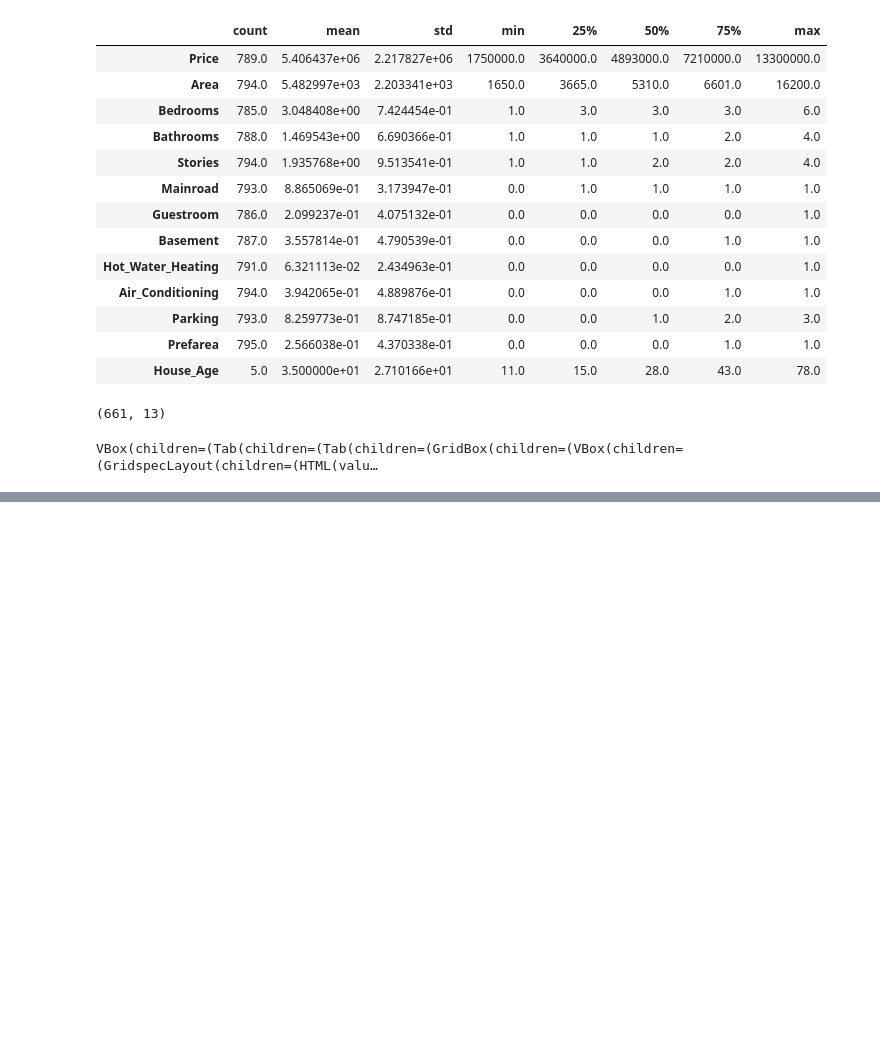
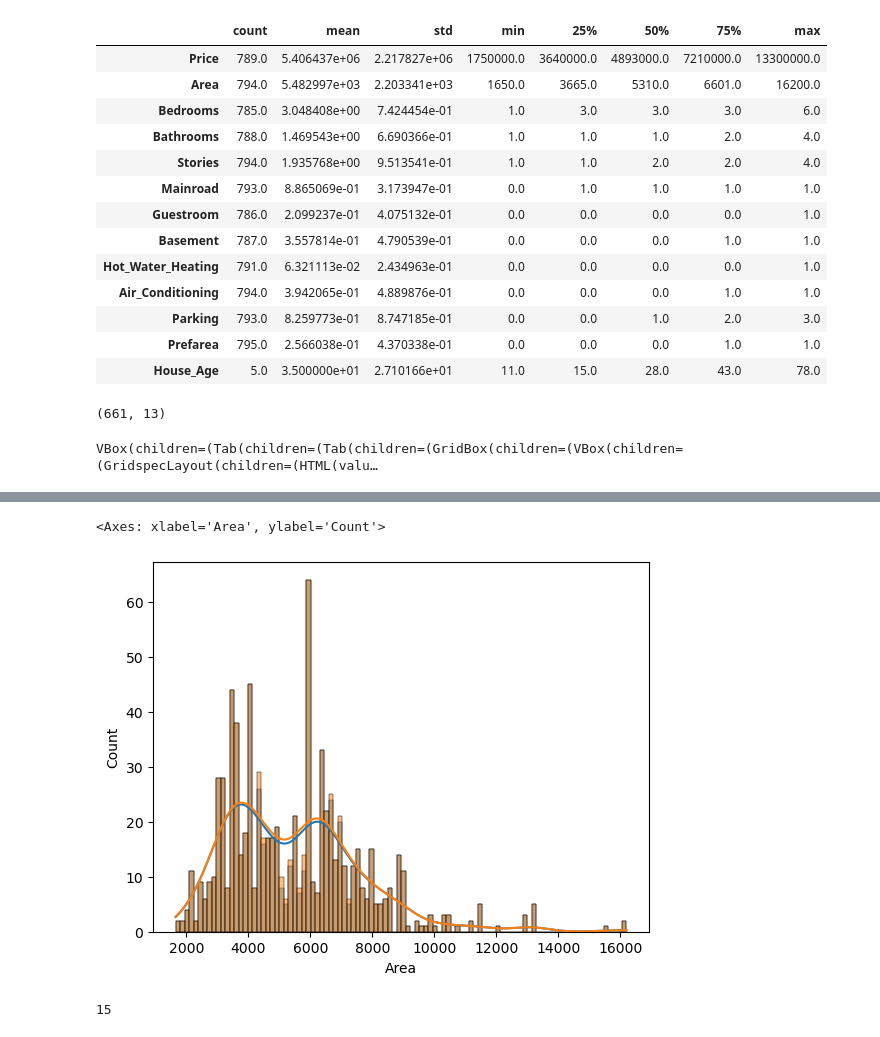
Before and after one commit to ThibaudGENEL/HousingPrice, a Jupyter notebook: notebookThib.ipynb, the cells around one changed output, grey strips where cells are left out. Drawn from its saved outputs; the diff is of its cells as text; code cells hidden in the pictures; blank space fills up the shorter version.

```diff
--- a/notebookThib.ipynb
+++ b/notebookThib.ipynb
@@ -53,3 +53,18 @@ profile = ProfileReport(df, title='Pandas Profiling Report', explorative=True)
 profile.to_widgets()
 # %% [output]
 VBox(children=(Tab(children=(Tab(children=(GridBox(children=(VBox(children=(GridspecLayout(children=(HTML(valu…
+# %%
+# Imputation Area
+import statsmodels.api as smf
+
+data = df.copy()
+data_train = data.dropna(subset = ["Area"])
+model = smf.formula.ols(formula="Area ~ Bedrooms + Bathrooms + Stories + Mainroad + Air_Conditioning + Parking + Prefarea ", data=data_train).fit()
+print(model.summary())
+
+for col in ["Bedrooms", "Bathrooms", "Stories", "Mainroad", "Air_Conditioning", "Parking", "Prefarea"]:
+    data[col].fillna(data[col].median(), inplace = True)
+
+x_miss = data.loc[data["Area"].isna() == True, ["Bedrooms", "Bathrooms", "Stories", "Mainroad", "Air_Conditioning", "Parking", "Prefarea"]]
+data.loc[data["Area"].isna() == True, "Area"] = model.predict(x_miss)
+data_train
@@ -55,0 +105,11 @@ VBox(children=(Tab(children=(Tab(children=(GridBox(children=(VBox(children=(Grid
+# %%
+sns.histplot(df["Area"], bins=100, kde=True)
+sns.histplot(data["Area"], bins=100, kde = True)
+# sns.histplot(data2["Area"], bins=30, kde = True)
+# %% [output]
+<Axes: xlabel='Area', ylabel='Count'>
+[figure, added]
+# %%
+df["Area"].isna().sum()
+# %% [output]
+15
```
Also changed, not shown: parts of 2 cells of this notebook.
